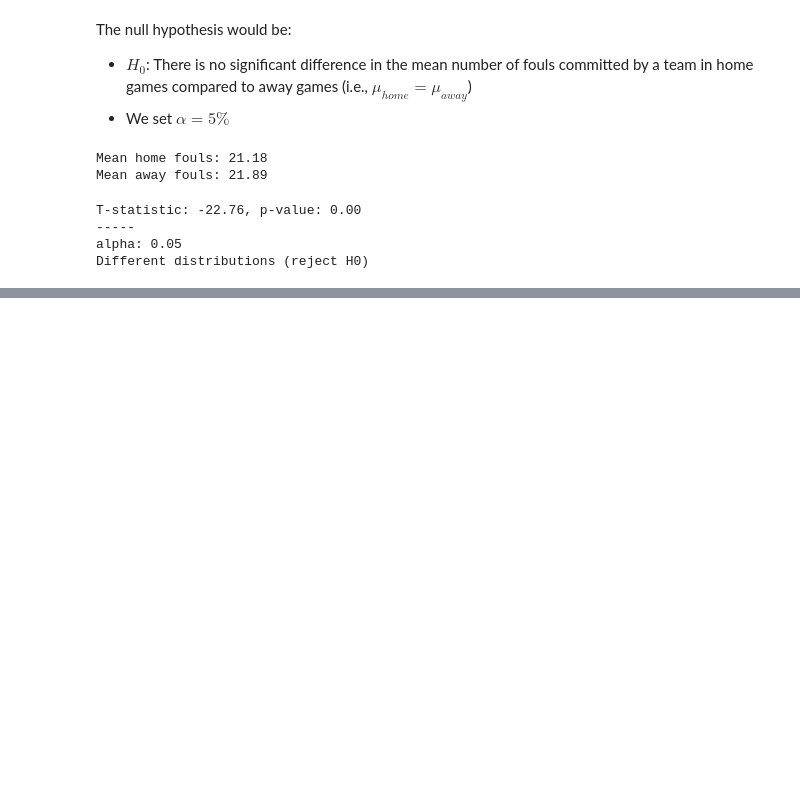
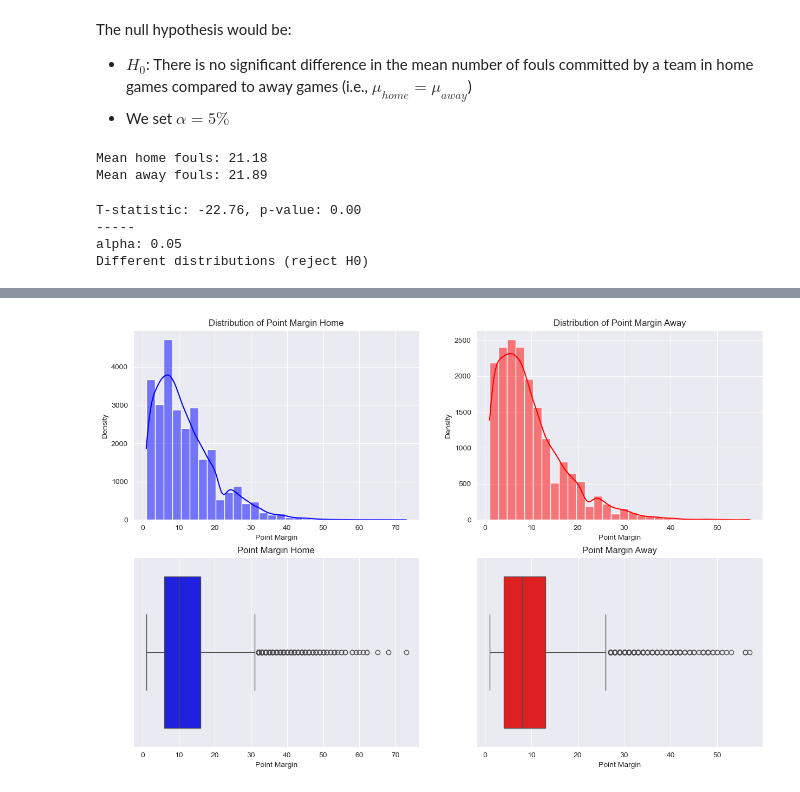
Before and after one commit to 5v3nn/uzh-esc403-data-science-project-nba, a Jupyter notebook: home_court_advantage.ipynb, the cells around one changed output, grey strips where cells are left out. Drawn from its saved outputs; the diff is of its cells as text; code cells hidden in the pictures; blank space fills up the shorter version.

```diff
--- a/home_court_advantage.ipynb
+++ b/home_court_advantage.ipynb
@@ -421,0 +463,29 @@ Different distributions (reject H0)
+# %%
+home_margin_df = home_margin_df[home_margin_df["plusMinusPoints"] > 0]
+away_margin_df = away_margin_df[away_margin_df["plusMinusPoints"] > 0]
+home_margin_df.reset_index(drop=True, inplace=True)
+away_margin_df.reset_index(drop=True, inplace=True)
+
+fig, axs = plt.subplots(2, 2, figsize=(15, 10))
+axs = axs.flatten()
+# Point margin distributions
+sns.histplot(home_margin_df["plusMinusPoints"], bins=30, kde=True, color="blue", ax=axs[0])
+axs[0].set_title("Distribution of Point Margin Home")
+axs[0].set_xlabel("Point Margin")
+axs[0].set_ylabel("Density")
+sns.histplot(away_margin_df["plusMinusPoints"], bins=30, kde=True, color="red", ax=axs[1])
+axs[1].set_title("Distribution of Point Margin Away")
+axs[1].set_xlabel("Point Margin")
+axs[1].set_ylabel("Density")
+
+# Box plots
+sns.boxplot(data=home_margin_df, x="plusMinusPoints", color="blue", ax=axs[2])
+axs[2].set_title("Point Margin Home")
+axs[2].set_xlabel("Point Margin")
+sns.boxplot(data=away_margin_df, x="plusMinusPoints", color="red", ax=axs[3])
+axs[3].set_title("Point Margin Away")
+axs[3].set_xlabel("Point Margin")
+
+plt.show()
+# %% [output]
+[figure, added]
```
Also changed, not shown: parts of 21 cells of this notebook.
